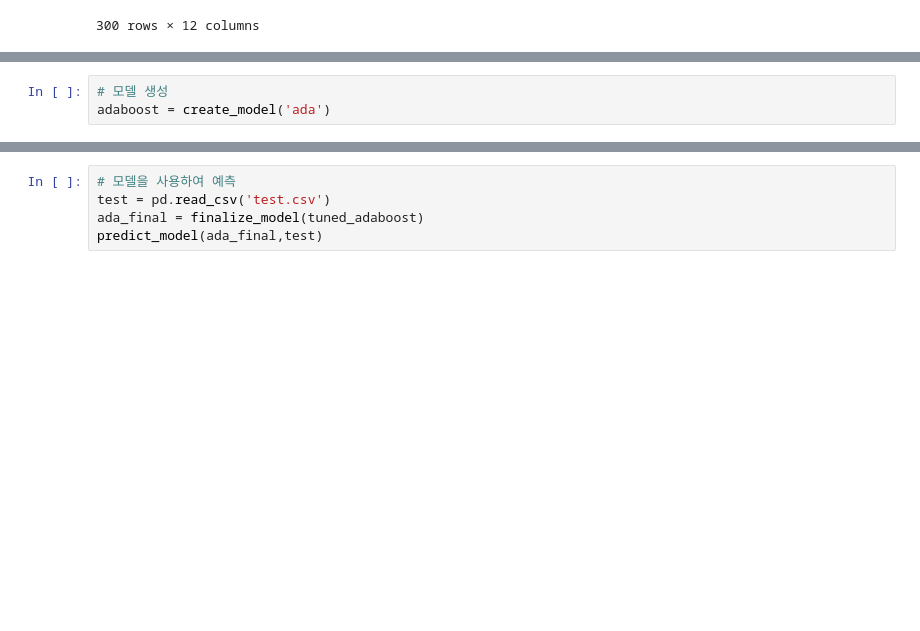
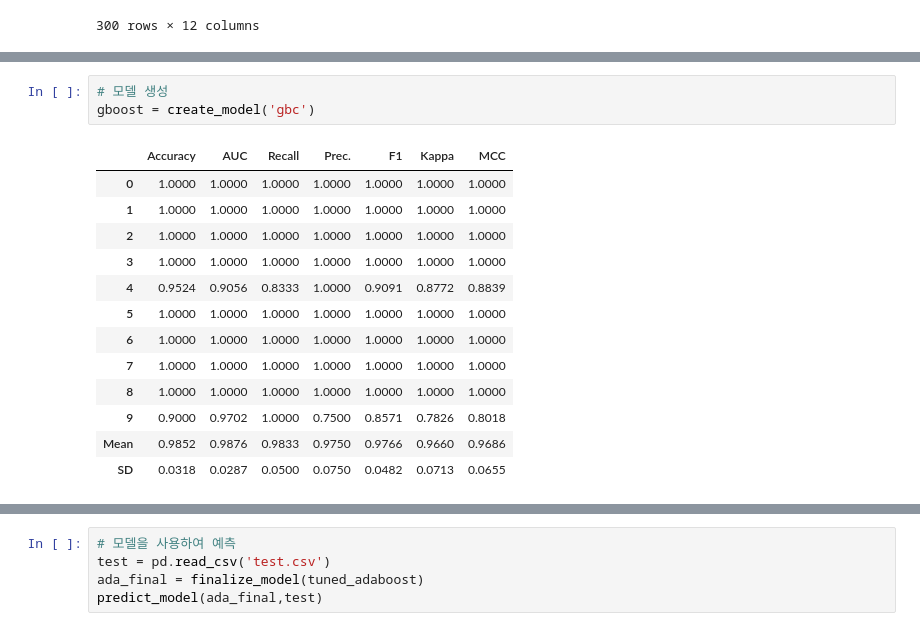
Before and after one commit to kbj804/xedm_pid_server, a Jupyter notebook: api-mlserver/sources/data/train/pycaret.ipynb, the cells around one changed output, grey strips where cells are left out. Saved outputs shown, nothing was run; the diff lists cells and outputs as text; blank space fills up the shorter version.

```diff
--- a/api-mlserver/sources/data/train/pycaret.ipynb
+++ b/api-mlserver/sources/data/train/pycaret.ipynb
@@ -66,5 +87,19 @@ compare_models()
 # %%
 # 모델 생성
-adaboost = create_model('ada')
+gboost = create_model('gbc')
+# %% [output]
+|  | Accuracy | AUC | Recall | Prec. | F1 | Kappa | MCC |
+| 0 | 1.0000 | 1.0000 | 1.0000 | 1.0000 | 1.0000 | 1.0000 | 1.0000 |
+| 1 | 1.0000 | 1.0000 | 1.0000 | 1.0000 | 1.0000 | 1.0000 | 1.0000 |
+| 2 | 1.0000 | 1.0000 | 1.0000 | 1.0000 | 1.0000 | 1.0000 | 1.0000 |
+| 3 | 1.0000 | 1.0000 | 1.0000 | 1.0000 | 1.0000 | 1.0000 | 1.0000 |
+| 4 | 0.9524 | 0.9056 | 0.8333 | 1.0000 | 0.9091 | 0.8772 | 0.8839 |
+| 5 | 1.0000 | 1.0000 | 1.0000 | 1.0000 | 1.0000 | 1.0000 | 1.0000 |
+| 6 | 1.0000 | 1.0000 | 1.0000 | 1.0000 | 1.0000 | 1.0000 | 1.0000 |
+| 7 | 1.0000 | 1.0000 | 1.0000 | 1.0000 | 1.0000 | 1.0000 | 1.0000 |
+| 8 | 1.0000 | 1.0000 | 1.0000 | 1.0000 | 1.0000 | 1.0000 | 1.0000 |
+| 9 | 0.9000 | 0.9702 | 1.0000 | 0.7500 | 0.8571 | 0.7826 | 0.8018 |
+| Mean | 0.9852 | 0.9876 | 0.9833 | 0.9750 | 0.9766 | 0.9660 | 0.9686 |
+| SD | 0.0318 | 0.0287 | 0.0500 | 0.0750 | 0.0482 | 0.0713 | 0.0655 |
 # %%
 # 모델 자체를 하이퍼 파라미터로 사용하여 튜닝
```
Also changed, not shown: parts of 8 cells of this notebook.
